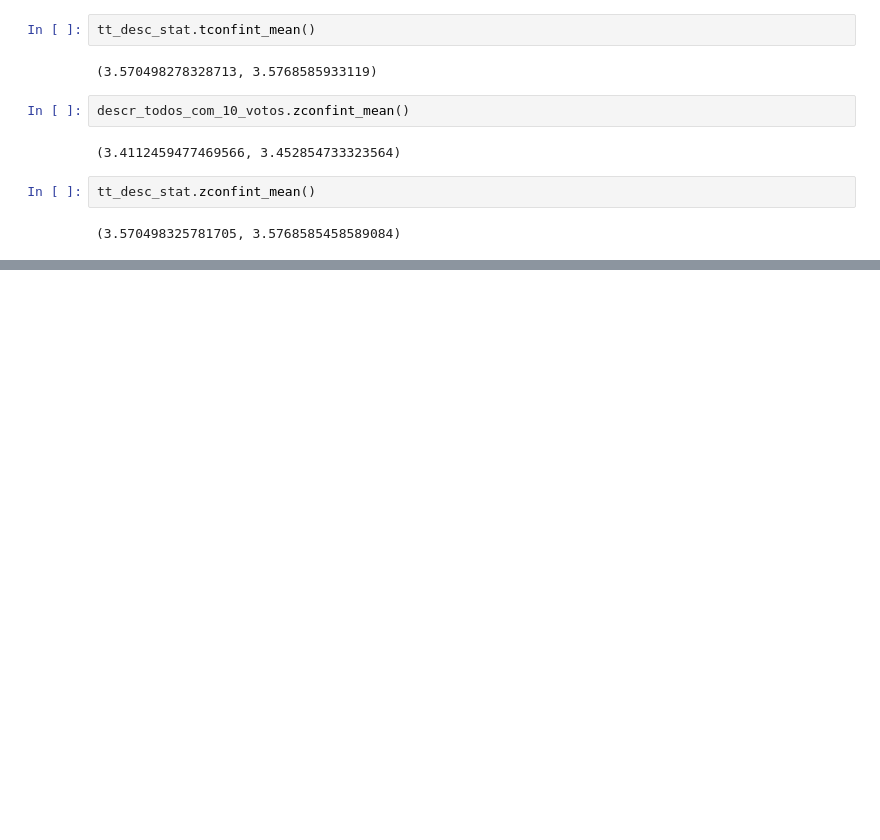
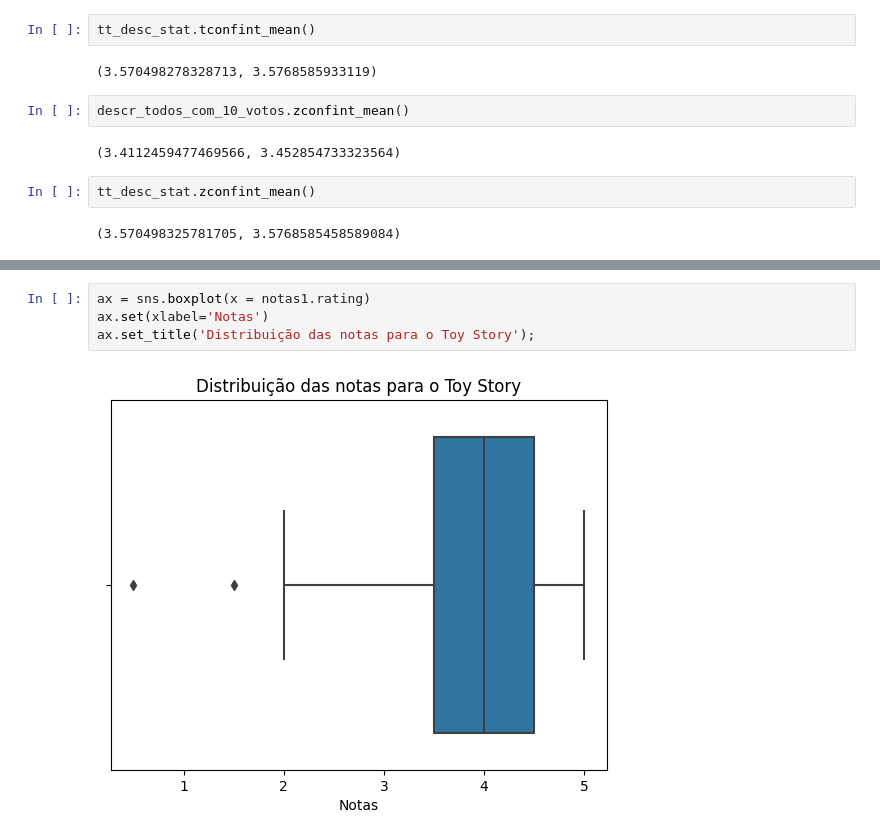
Before and after one commit to douglascdsantos/alura_data-science-introducao-a-testes-estatisticos-com-python, a Jupyter notebook: data_science_introducao_a_testes_estatisticos_com_python.ipynb, the cells around one changed output, grey strips where cells are left out. Saved outputs shown, nothing was run; the diff lists cells and outputs as text; blank space fills up the shorter version.

```diff
--- a/data_science_introducao_a_testes_estatisticos_com_python.ipynb
+++ b/data_science_introducao_a_testes_estatisticos_com_python.ipynb
@@ -410,0 +421,6 @@ tt_desc_stat.zconfint_mean()
+# %%
+ax = sns.boxplot(x = notas1.rating)
+ax.set(xlabel='Notas')
+ax.set_title('Distribuição das notas para o Toy Story');
+# %% [output]
+[figure, added]
```
Also changed, not shown: parts of 5 cells of this notebook.
